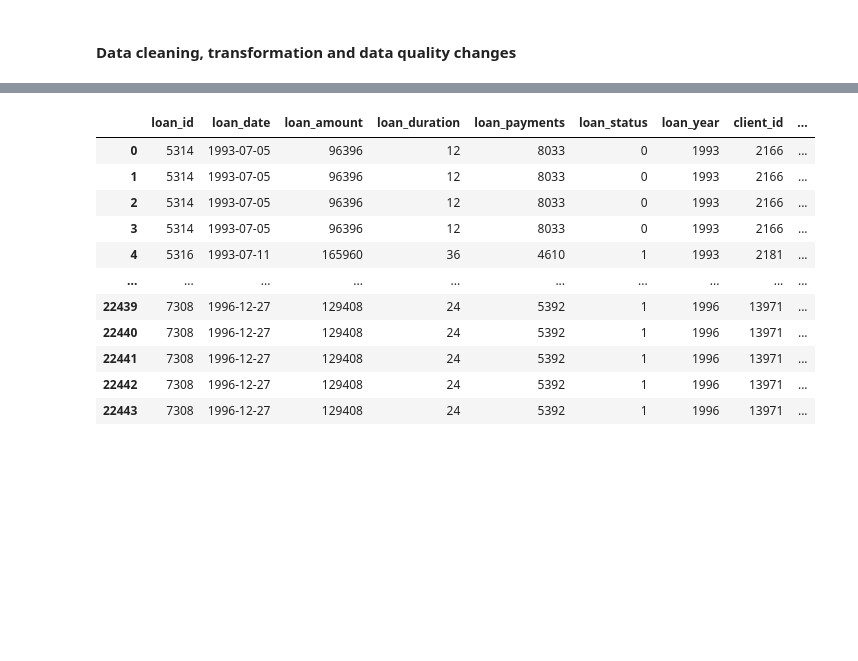
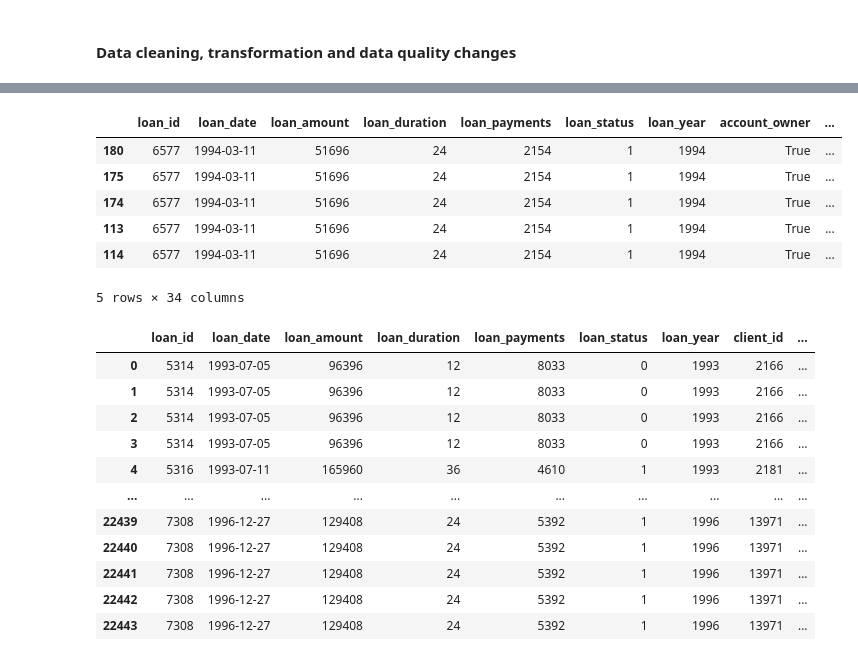
Before and after one commit to BernardoFerreira00/AC-Project, a Jupyter notebook: Notebooks/crisp_dm_sprint_3_4/data processing.ipynb, the cells around one changed output, grey strips where cells are left out. Cells and saved outputs as stored; diff of their text form; code cells hidden in the pictures; blank space fills up the shorter version.

```diff
--- a/Notebooks/crisp_dm_sprint_3_4/data processing.ipynb
+++ b/Notebooks/crisp_dm_sprint_3_4/data processing.ipynb
@@ -10,15 +10,17 @@ from sklearn import preprocessing
 import AutoClean as ac
 import warnings
 warnings.filterwarnings('ignore')
+pd.options.display.max_rows = 30
+pd.options.display.max_columns = 30
 label_encoder = preprocessing.LabelEncoder()
 
-account_df = pd.read_csv('data/account.csv',sep=';')
-card_df = pd.read_csv('data/card_dev.csv', sep=';')
-client_df = pd.read_csv('data/client.csv',sep=';')
-disp_df = pd.read_csv('data/disp.csv',sep=';')
-district_df = pd.read_csv('data/district.csv',sep=';')
-loan_df = pd.read_csv('data/loan_dev.csv', sep=';')
-trans_df = pd.read_csv("data/trans_dev.csv",sep=";", low_memory=False)
+account_df = pd.read_csv('data/account.csv',sep=';',na_values=['NaN'])
+card_df = pd.read_csv('data/card_dev.csv', sep=';',na_values=['NaN'])
+client_df = pd.read_csv('data/client.csv',sep=';',na_values=['NaN'])
+disp_df = pd.read_csv('data/disp.csv',sep=';',na_values=['NaN'])
+district_df = pd.read_csv('data/district.csv',sep=';',na_values=['NaN'])
+loan_df = pd.read_csv('data/loan_dev.csv', sep=';',na_values=['NaN'])
+trans_df = pd.read_csv("data/trans_dev.csv",sep=";", low_memory=False,na_values=['NaN'])
 # %% [markdown]
 # Account Stats
 # %% [markdown]
@@ -339,3 +794,14 @@ print(new_refined)
+# %%
+
+new_refined.head()
+# %% [output]
+|  | loan_id | loan_date | loan_amount | loan_duration | loan_payments | loan_status | loan_year | account_owner | ... |
+| 180 | 6577 | 1994-03-11 | 51696 | 24 | 2154 | 1 | 1994 | True | ... |
+| 175 | 6577 | 1994-03-11 | 51696 | 24 | 2154 | 1 | 1994 | True | ... |
+| 174 | 6577 | 1994-03-11 | 51696 | 24 | 2154 | 1 | 1994 | True | ... |
+| 113 | 6577 | 1994-03-11 | 51696 | 24 | 2154 | 1 | 1994 | True | ... |
+| 114 | 6577 | 1994-03-11 | 51696 | 24 | 2154 | 1 | 1994 | True | ... |
+5 rows × 34 columns
 # %%
 new_refined
 # %% [output]
```
Also changed, not shown: parts of 56 cells of this notebook, 22 other files.
